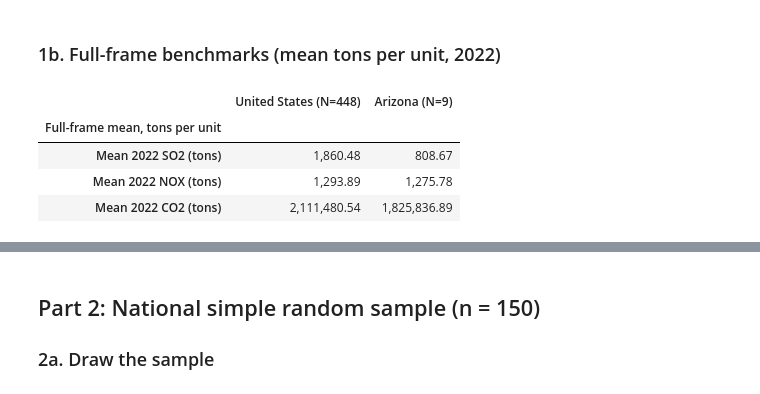
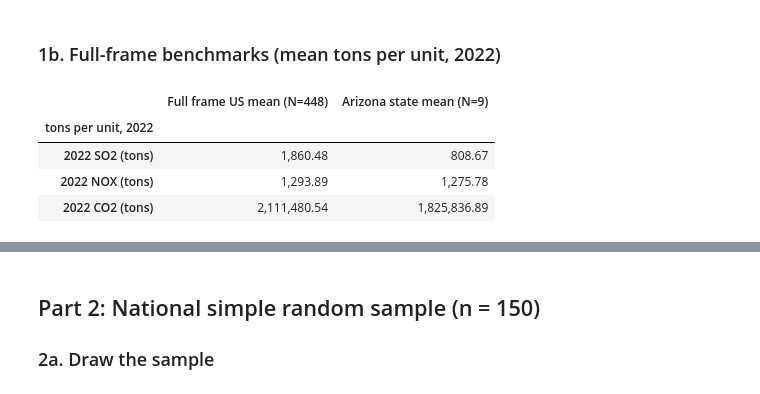
Before and after one commit to imdecimalcoder/DataNDecisions_Assignment1, a Jupyter notebook: EPA_Coal_Assignment1.ipynb, the cells around one changed output, grey strips where cells are left out. Drawn from its saved outputs; the diff is of its cells as text; code cells hidden in the pictures.

```diff
--- a/EPA_Coal_Assignment1.ipynb
+++ b/EPA_Coal_Assignment1.ipynb
@@ -210,15 +128,15 @@ Total units across all states: 448 (should equal the frame size, 448)
 # %%
 az = frame[frame[STATE] == "Arizona"]
 
 benchmarks = pd.DataFrame({
-    "United States (N=%d)" % len(frame): frame[POLLUTANTS].mean(),
-    "Arizona (N=%d)" % len(az): az[POLLUTANTS].mean(),
-}).rename(index=lambda c: c.replace("2022 ", "Mean 2022 "))
-benchmarks.index.name = "Full-frame mean, tons per unit"
+    "Full frame US mean (N=%d)" % len(frame): frame[POLLUTANTS].mean(),
+    "Arizona state mean (N=%d)" % len(az): az[POLLUTANTS].mean(),
+})
+benchmarks.index.name = "tons per unit, 2022"
 benchmarks
 # %% [output]
-|  | United States (N=448) | Arizona (N=9) |
-| Full-frame mean, tons per unit |  |  |
-| Mean 2022 SO2 (tons) | 1,860.48 | 808.67 |
-| Mean 2022 NOX (tons) | 1,293.89 | 1,275.78 |
-| Mean 2022 CO2 (tons) | 2,111,480.54 | 1,825,836.89 |
+|  | Full frame US mean (N=448) | Arizona state mean (N=9) |
+| tons per unit, 2022 |  |  |
+| 2022 SO2 (tons) | 1,860.48 | 808.67 |
+| 2022 NOX (tons) | 1,293.89 | 1,275.78 |
+| 2022 CO2 (tons) | 2,111,480.54 | 1,825,836.89 |
```
Also changed, not shown: parts of 26 cells of this notebook.
